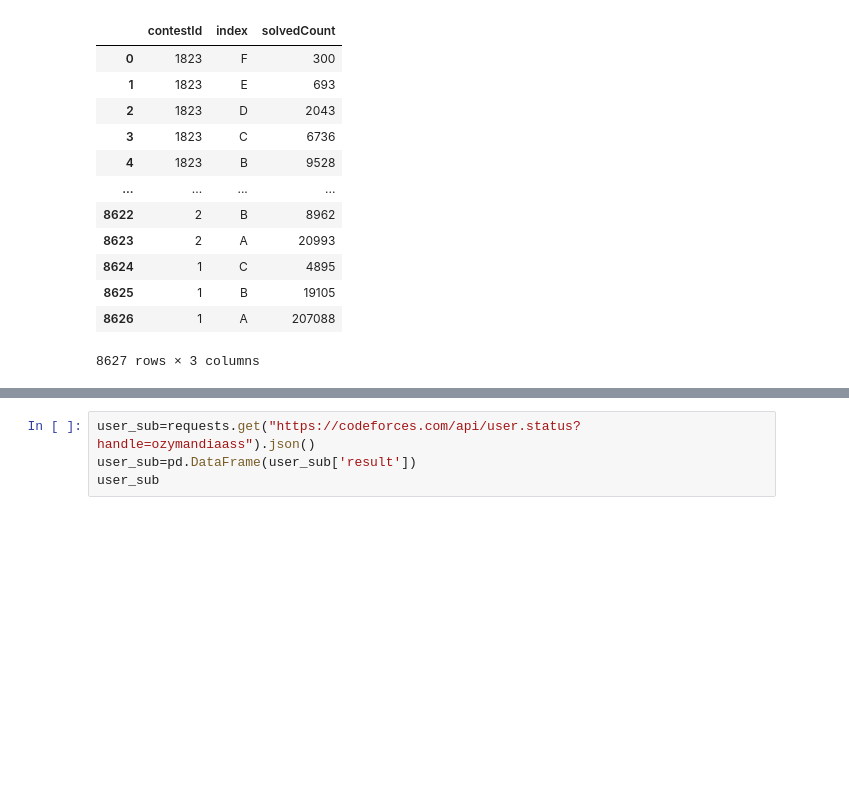
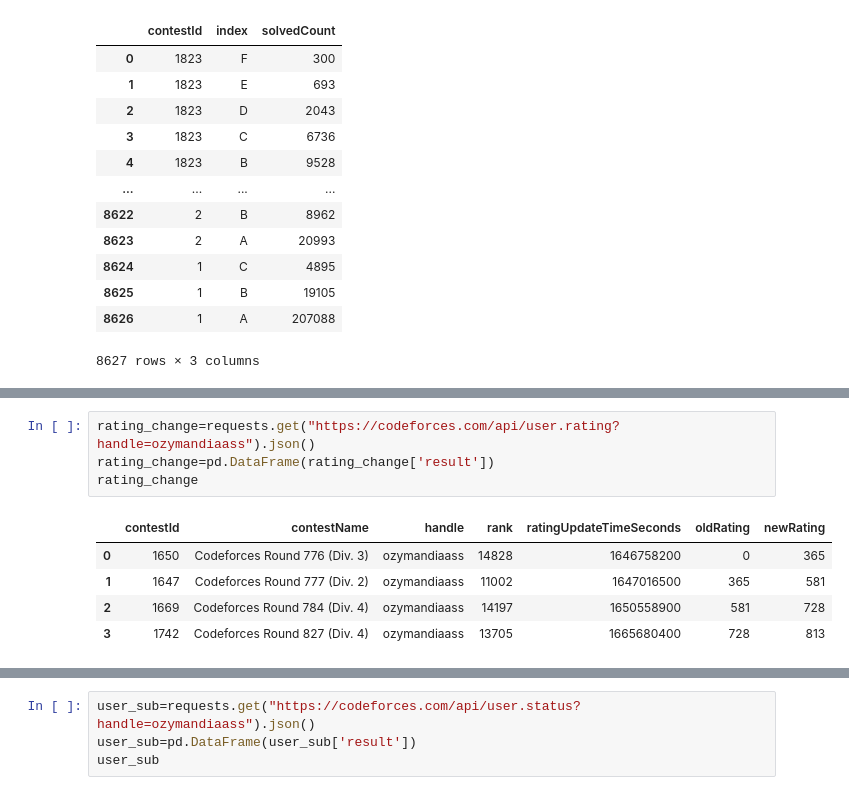
Before and after one commit to Eslam21/Codeforces_data_mining, a Jupyter notebook: Codeforces_Analysis.ipynb, the cells around one changed output, grey strips where cells are left out. Cells and saved outputs as stored; diff of their text form; blank space fills up the shorter version.

```diff
--- a/Codeforces_Analysis.ipynb
+++ b/Codeforces_Analysis.ipynb
@@ -387,0 +398,10 @@ user_info
+# %%
+rating_change=requests.get("https://codeforces.com/api/user.rating?handle=ozymandiaass").json()
+rating_change=pd.DataFrame(rating_change['result'])
+rating_change
+# %% [output]
+|  | contestId | contestName | handle | rank | ratingUpdateTimeSeconds | oldRating | newRating |
+| 0 | 1650 | Codeforces Round 776 (Div. 3) | ozymandiaass | 14828 | 1646758200 | 0 | 365 |
+| 1 | 1647 | Codeforces Round 777 (Div. 2) | ozymandiaass | 11002 | 1647016500 | 365 | 581 |
+| 2 | 1669 | Codeforces Round 784 (Div. 4) | ozymandiaass | 14197 | 1650558900 | 581 | 728 |
+| 3 | 1742 | Codeforces Round 827 (Div. 4) | ozymandiaass | 13705 | 1665680400 | 728 | 813 |
```
Also changed, not shown: parts of 15 cells of this notebook.
